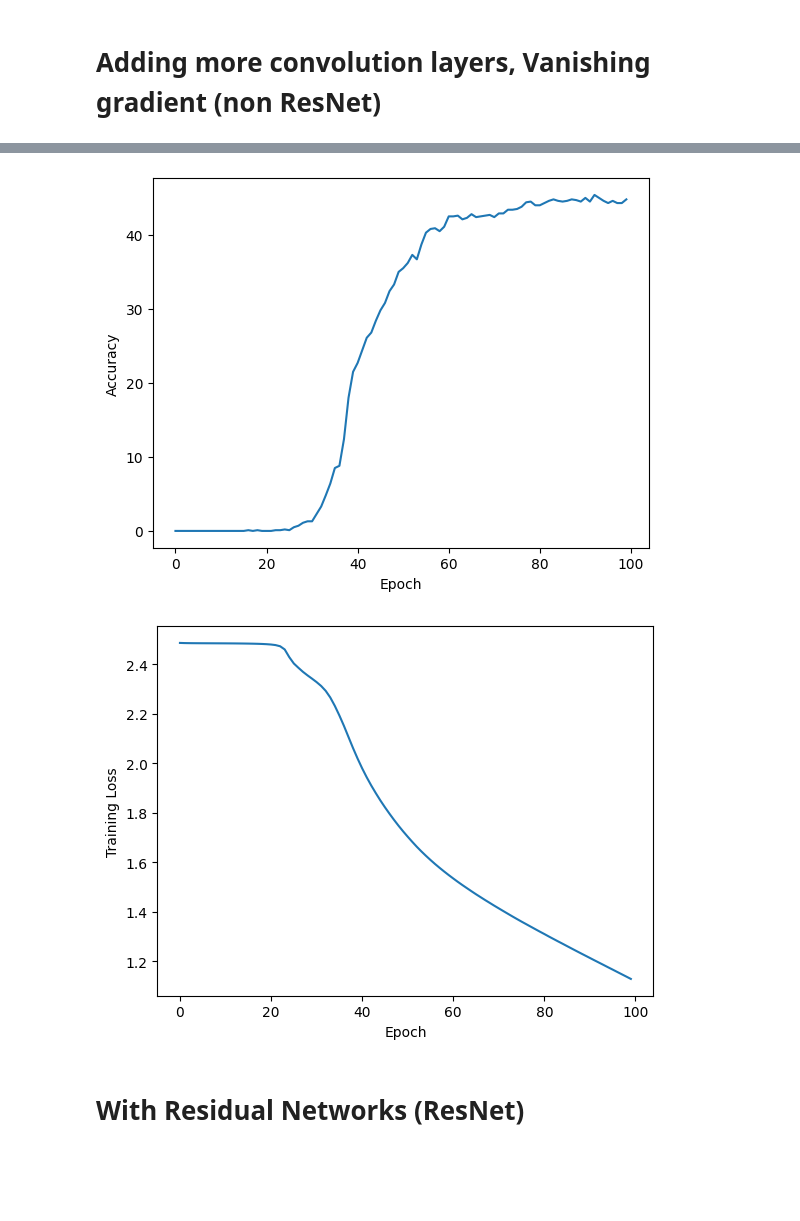
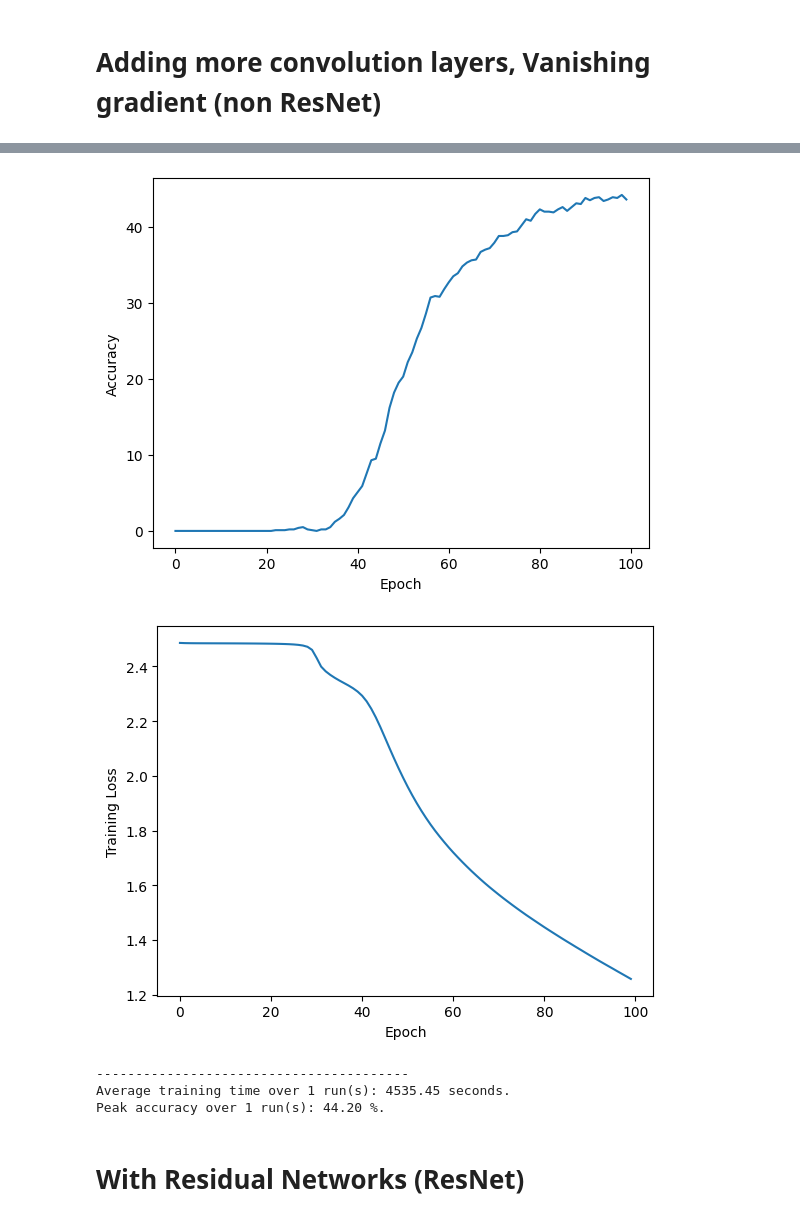
Before and after one commit to kvnjthms/rubiks, a Jupyter notebook: rubiks.ipynb, the cells around one changed output, grey strips where cells are left out. Drawn from its saved outputs; the diff is of its cells as text; code cells hidden in the pictures; blank space fills up the shorter version.

```diff
--- a/rubiks.ipynb
+++ b/rubiks.ipynb
@@ -23,6 +23,8 @@ MAX_MOVES = 10
 NUM_EPOCHS = 100
 # Learning rate for Gradient Descent
 LEARNING_RATE = 0.001
+
+NUM_RUNS = 1
 # %% [markdown]
 ### Scrambling
 # %%
@@ -280,0 +277,4 @@ Peak accuracy 40.1 %.
+# %%
+# Instantiate the neural network
+
+train_and_display(lambda: RubiksSolverNetwork(train_dataset, eval_dataset))
@@ -331,6 +354,6 @@ class RubiksSolverNonResNet(RubiksSolverNetwork):
         x = F.relu(self.fc1(x))  # Output shape: (batch_size, 128)
         return self.fc2(x)  # Output shape: (batch_size, 12)
 
-net = RubiksSolverNonResNet(train_dataset, eval_dataset)
-train_and_display(net)
+
+train_and_display(lambda: RubiksSolverNonResNet(train_dataset, eval_dataset))
 # %% [output]
@@ -354,5 +377,8 @@ Peak accuracy 45.4 %.
-[figure, old version]
+[figure, new version]
-[figure, old version]
+[figure, new version]
+----------------------------------------
+Average training time over 1 run(s): 4535.45 seconds.
+Peak accuracy over 1 run(s): 44.20 %.
 # %% [markdown]
 # With Residual Networks (ResNet)
 # %%
```
Also changed, not shown: parts of 10 cells of this notebook.
